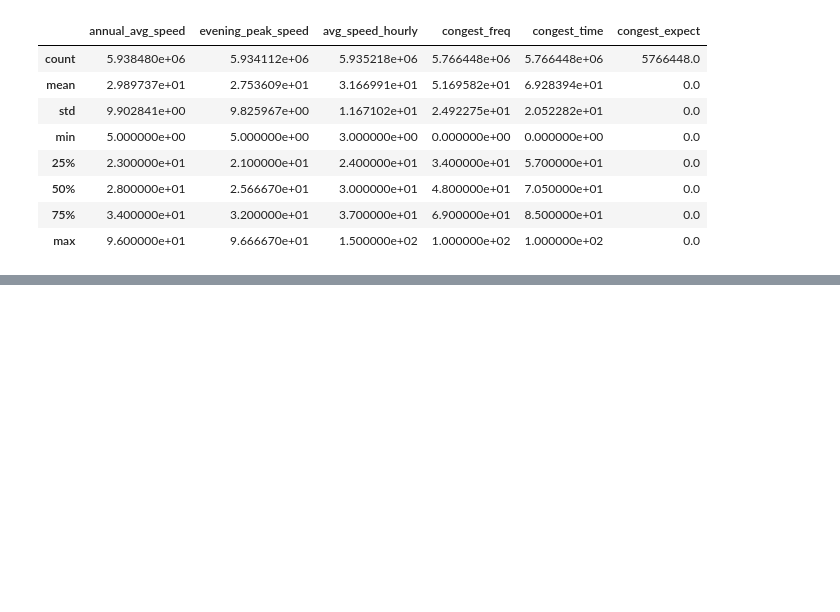
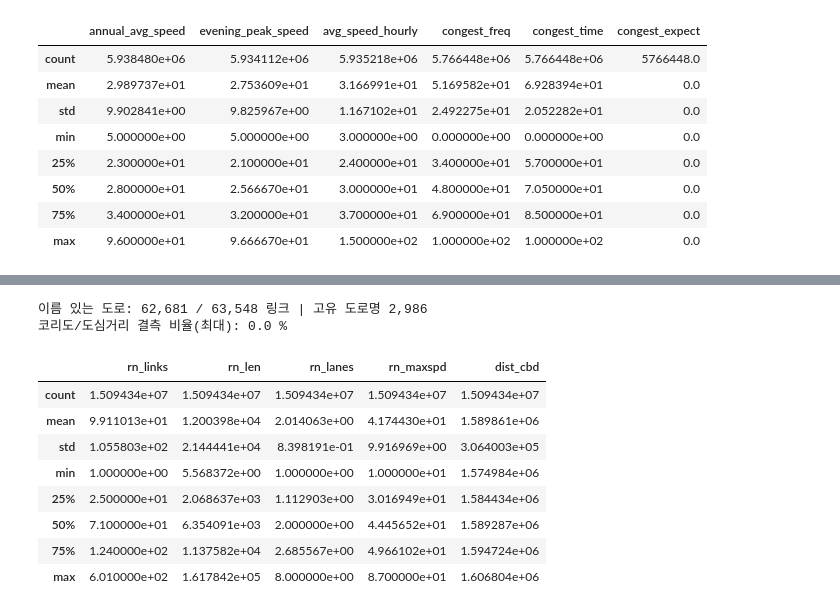
Before and after one commit to ejjunm/seoul-eco-routing, a Jupyter notebook: notebooks/12_derived_features_lightgbm.ipynb, the cells around one changed output, grey strips where cells are left out. Cells and saved outputs as stored; diff of their text form; code cells hidden in the pictures; blank space fills up the shorter version.

```diff
--- a/notebooks/12_derived_features_lightgbm.ipynb
+++ b/notebooks/12_derived_features_lightgbm.ipynb
@@ -432 +541,55 @@ CongestIndex 링크 매칭: 17,163 / 17,642
+# %%
+CBD_X, CBD_Y = 198000.0, 552000.0  # 서울시청 부근 좌표(EPSG:5179)
+
+road_name_raw = pd.read_csv(
+    DIMENSION_PATH, dtype={"LINK_ID": str, "ROAD_NAME": str},
+    usecols=["LINK_ID", "ROAD_NAME", "LANES", "MAX_SPD", "LENGTH"], encoding="utf-8-sig",
+)
+for col in ["LANES", "MAX_SPD", "LENGTH"]:
+    road_name_raw[col] = pd.to_numeric(road_name_raw[col], errors="coerce")
+
+valid_name = road_name_raw["ROAD_NAME"].notna() & ~road_name_raw["ROAD_NAME"].isin(["", "-", "None"])
+rn = road_name_raw[valid_name].groupby("ROAD_NAME").agg(
+    rn_links=("LINK_ID", "size"), rn_len=("LENGTH", "sum"),
+    rn_lanes=("LANES", "mean"), rn_maxspd=("MAX_SPD", "mean"),
+).reset_index()
+print(f"이름 있는 도로: {valid_name.sum():,} / {len(road_name_raw):,} 링크 | 고유 도로명 {rn.shape[0]:,}")
+
+corridor = road_name_raw.merge(rn, on="ROAD_NAME", how="left")
+corridor["rn_links"] = corridor["rn_links"].fillna(1)
+corridor["rn_len"] = corridor["rn_len"].fillna(corridor["LENGTH"])
+corridor["rn_lanes"] = corridor["rn_lanes"].fillna(corridor["LANES"])
+corridor["rn_maxspd"] = corridor["rn_maxspd"].fillna(corridor["MAX_SPD"])
+corridor = corridor[["LINK_ID", "rn_links", "rn_len", "rn_lanes", "rn_maxspd"]]
+
+link_centroid = gpd.read_file(SEOUL_LINK_SHP)[["LINK_ID", "geometry"]]
+link_centroid["LINK_ID"] = link_centroid["LINK_ID"].astype(str)
+link_centroid["geometry"] = link_centroid.geometry.centroid
+link_centroid = link_centroid.to_crs("EPSG:5179")
+corridor_cbd = pd.DataFrame({
+    "LINK_ID": link_centroid["LINK_ID"],
+    "dist_cbd": np.sqrt((link_centroid.geometry.x - CBD_X) ** 2 + (link_centroid.geometry.y - CBD_Y) ** 2),
+})
+
+df = df.merge(corridor, on="LINK_ID", how="left")
+df = df.merge(corridor_cbd, on="LINK_ID", how="left")
+
+CORRIDOR_COLS = ["rn_links", "rn_len", "rn_lanes", "rn_maxspd", "dist_cbd"]
+for col in CORRIDOR_COLS:
+    df[col] = df[col].astype("float32")
+
+print(f"코리도/도심거리 결측 비율(최대): {df[CORRIDOR_COLS].isna().mean().max() * 100:.1f} %")
+df[CORRIDOR_COLS].describe()
+# %% [output]
+이름 있는 도로: 62,681 / 63,548 링크 | 고유 도로명 2,986
+코리도/도심거리 결측 비율(최대): 0.0 %
+|  | rn_links | rn_len | rn_lanes | rn_maxspd | dist_cbd |
+| count | 1.509434e+07 | 1.509434e+07 | 1.509434e+07 | 1.509434e+07 | 1.509434e+07 |
+| mean | 9.911013e+01 | 1.200398e+04 | 2.014063e+00 | 4.174430e+01 | 1.589861e+06 |
+| std | 1.055803e+02 | 2.144441e+04 | 8.398191e-01 | 9.916969e+00 | 3.064003e+05 |
+| min | 1.000000e+00 | 5.568372e+00 | 1.000000e+00 | 1.000000e+01 | 1.574984e+06 |
+| 25% | 2.500000e+01 | 2.068637e+03 | 1.112903e+00 | 3.016949e+01 | 1.584434e+06 |
+| 50% | 7.100000e+01 | 6.354091e+03 | 2.000000e+00 | 4.445652e+01 | 1.589287e+06 |
+| 75% | 1.240000e+02 | 1.137582e+04 | 2.685567e+00 | 4.966102e+01 | 1.594724e+06 |
+| max | 6.010000e+02 | 1.617842e+05 | 8.000000e+00 | 8.700000e+01 | 1.606804e+06 |
 # %% [markdown]
```
Also changed, not shown: parts of 19 cells of this notebook.
